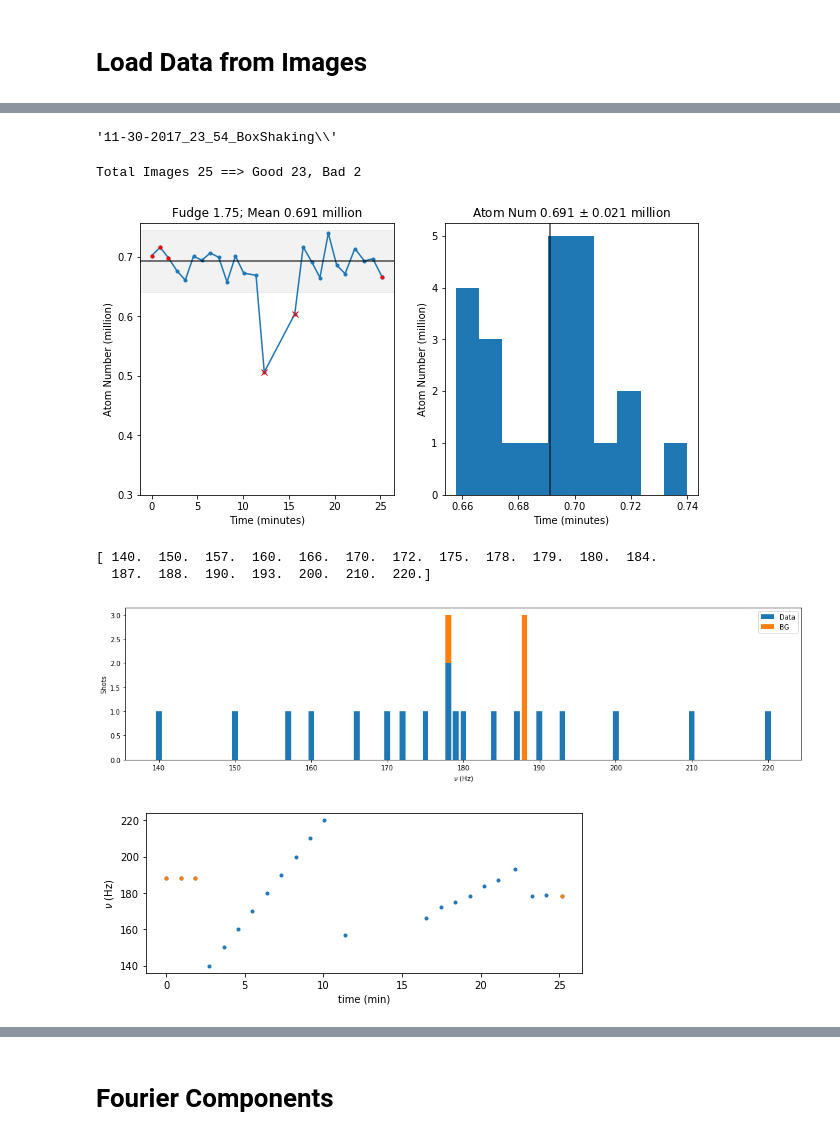
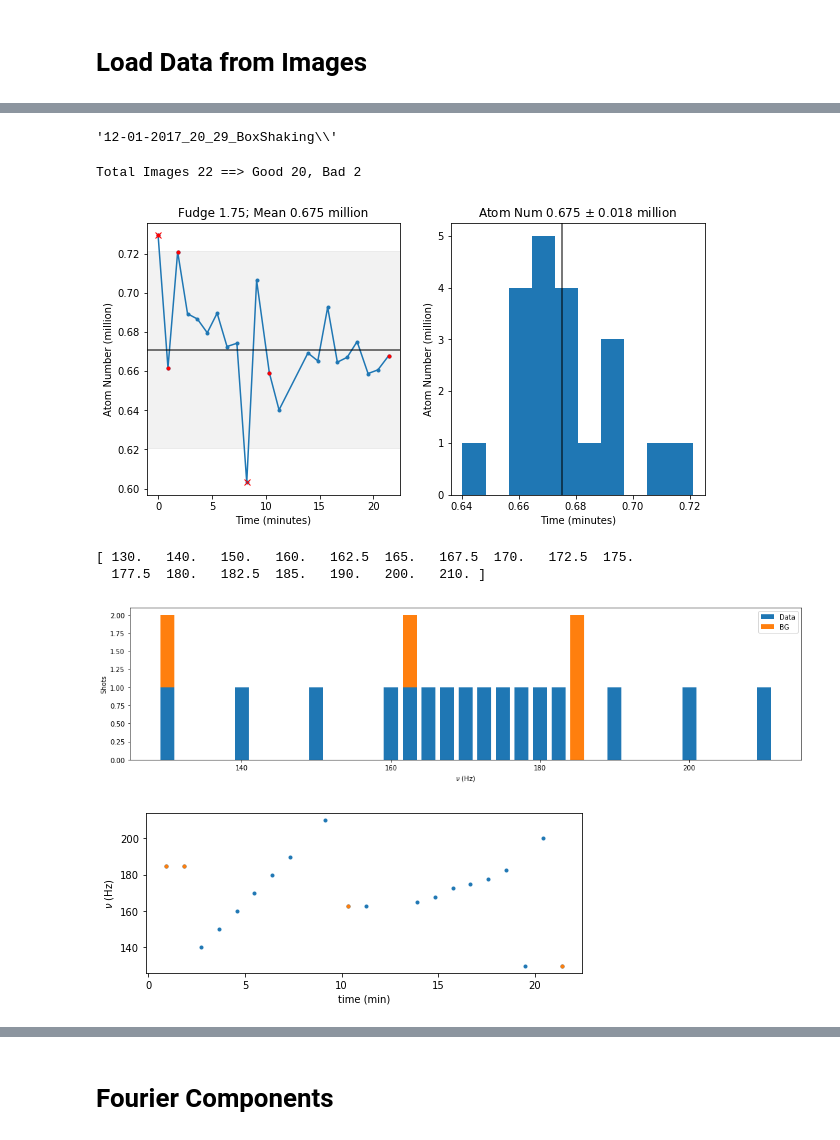
Before and after one commit to ranchop/QCalc, a Jupyter notebook: Box Shaking/Box Shaking Template - in progress - latest.ipynb, the cells around one changed output, grey strips where cells are left out. Saved outputs shown, nothing was run; the diff lists cells and outputs as text; code cells hidden in the pictures.

```diff
--- a/Box Shaking/Box Shaking Template - in progress - latest.ipynb
+++ b/Box Shaking/Box Shaking Template - in progress - latest.ipynb
@@ -117,6 +116,6 @@ else: ipywidgets.interact(temp, test=(0, df_all.shape[0]-1))
 # %%
 # Start Saving Folder
-savefig = ipywidgets.Checkbox(value=False, description='Save Figs')
+savefig = ipywidgets.Checkbox(value=True, description='Save Figs')
 display(savefig)
 folder_name = df_all.iloc[0].name[0:17] + 'BoxShaking'
 suffix = os.path.join(folder_name, '')
@@ -125,7 +124,7 @@ suffix_samples = os.path.join(folder_name, 'Samples','')
 os.makedirs(os.path.join(folder_name, 'Samples'), exist_ok=True)
 suffix
 # %% [output]
-'11-30-2017_23_54_BoxShaking\\'
+'12-01-2017_20_29_BoxShaking\\'
 # %%
 # Define backgrounds
 background_parameter = 'ShakingCycles'
@@ -134,14 +133,14 @@ df_all['bg'] = df_all[background_parameter] == background_value
 # %%
 # Atom Number Filter
 df_all['total_atoms'] = [im.total_atoms for im in tqdm(df_all.image)]
 ax = tp.atom_num_filter(df=df_all, keep=0.075, offset=0.0, display=True, plot=True)
-ax[0].set(ylim=[0.3,None])
+# ax[0].set(ylim=[0.3,None])
 ax[0].plot(df_all.loc[df_all['bg'], 'time'], df_all.loc[df_all['bg'], 'total_atoms']/1e6, 'r.')
 if savefig.value: plt.savefig(suffix + 'AtomNumbersScatter.pdf')
 df = df_all[df_all.use]
 # %% [output]
-Total Images 25 ==> Good 23, Bad 2
+Total Images 22 ==> Good 20, Bad 2
-[figure, old version]
+[figure, new version]
 # %%
 # Dataset Explorer
 def dataset_counter(df, bg_param='bg', bg_value=True, x='x', plot=False, ax=None, xlabel='x'):
@@ -178,10 +177,10 @@ plt.ylabel(x_var_label)
 plt.tight_layout()
 if savefig.value: plt.savefig(suffix + 'DatasetCounter_vsTime.pdf')
 # %% [output]
-[ 140.  150.  157.  160.  166.  170.  172.  175.  178.  179.  180.  184.
-  187.  188.  190.  193.  200.  210.  220.]
+[ 130.   140.   150.   160.   162.5  165.   167.5  170.   172.5  175.
+  177.5  180.   182.5  185.   190.   200.   210. ]
-[figure, old version]
+[figure, new version]
-[figure, old version]
+[figure, new version]
 # %%
 # Box Length and Center
 df['nz_raw'] = [im.nz for im in tqdm(df.image)]
```
Also changed, not shown: parts of 13 cells of this notebook.
